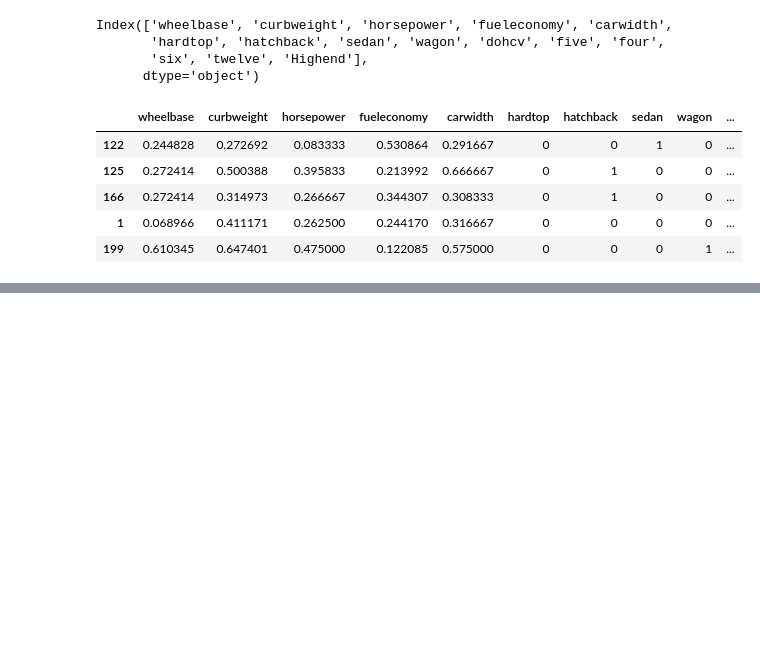
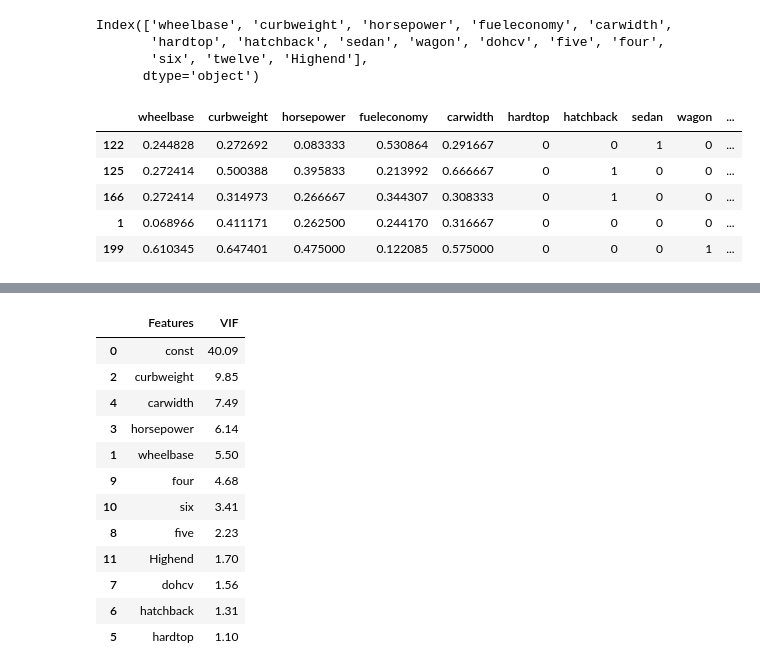
Before and after one commit to Piyush15072002/Car-Price-Prediction, a Jupyter notebook: index.ipynb, the cells around one changed output, grey strips where cells are left out. Cells and saved outputs as stored; diff of their text form; code cells hidden in the pictures; blank space fills up the shorter version.

```diff
--- a/index.ipynb
+++ b/index.ipynb
@@ -447,0 +591,16 @@ def checkVIF(X):
+# %%
+checkVIF(X_train_new)
+# %% [output]
+|  | Features | VIF |
+| 0 | const | 40.09 |
+| 2 | curbweight | 9.85 |
+| 4 | carwidth | 7.49 |
+| 3 | horsepower | 6.14 |
+| 1 | wheelbase | 5.50 |
+| 9 | four | 4.68 |
+| 10 | six | 3.41 |
+| 8 | five | 2.23 |
+| 11 | Highend | 1.70 |
+| 7 | dohcv | 1.56 |
+| 6 | hatchback | 1.31 |
+| 5 | hardtop | 1.10 |
```
Also changed, not shown: parts of 14 cells of this notebook.
